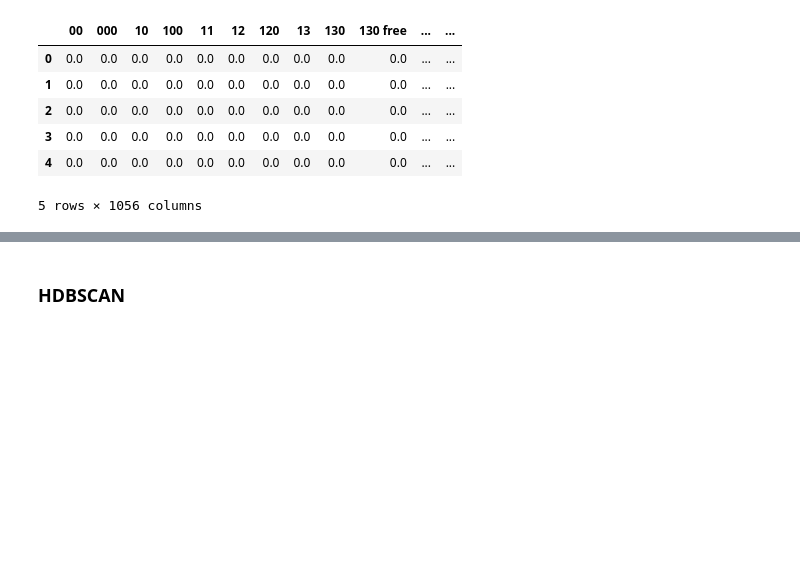
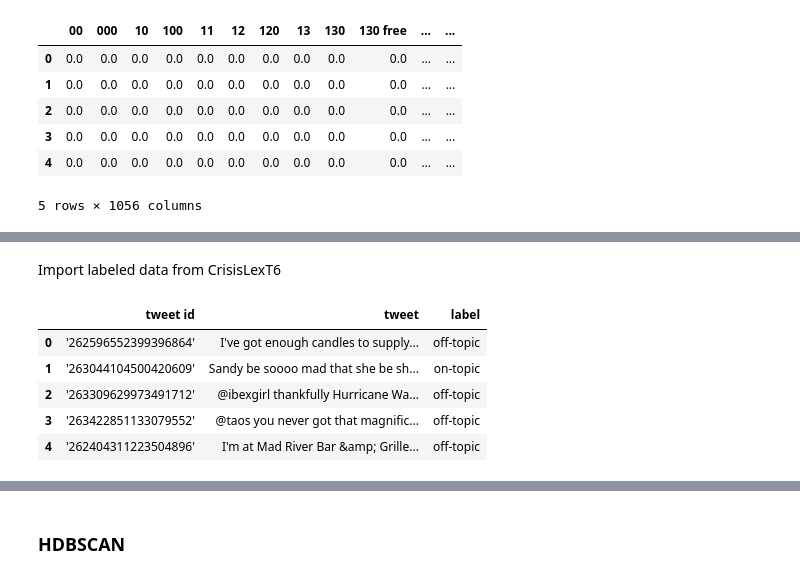
Before and after one commit to csinatra/Twitter-Disaster-Repo, a Jupyter notebook: Mike/AWS_Query.ipynb, the cells around one changed output, grey strips where cells are left out. Drawn from its saved outputs; the diff is of its cells as text; code cells hidden in the pictures; blank space fills up the shorter version.

```diff
--- a/Mike/AWS_Query.ipynb
+++ b/Mike/AWS_Query.ipynb
@@ -290,0 +300,18 @@ df_tfidf.head()
+# %% [markdown]
+Import labeled data from CrisisLexT6
+# %%
+sandy_hurricane = pd.read_csv('./CrisisLexT6/2012_Sandy_Hurricane/2012_Sandy_Hurricane-ontopic_offtopic.csv')
+alberta_floods = pd.read_csv('./CrisisLexT6/2013_Alberta_Floods/2013_Alberta_Floods-ontopic_offtopic.csv')
+boston_bombing = pd.read_csv('./CrisisLexT6/2013_Boston_Bombings/2013_Boston_Bombings-ontopic_offtopic.csv')
+oklahoma_tornado = pd.read_csv('./CrisisLexT6/2013_Oklahoma_Tornado/2013_Oklahoma_Tornado-ontopic_offtopic.csv')
+queensland_flood = pd.read_csv('./CrisisLexT6/2013_Queensland_Floods/2013_Queensland_Floods-ontopic_offtopic.csv')
+texas_explosion = pd.read_csv('./CrisisLexT6/2013_West_Texas_Explosion/2013_West_Texas_Explosion-ontopic_offtopic.csv')
+# %%
+sandy_hurricane.head()
+# %% [output]
+|  | tweet id | tweet | label |
+| 0 | '262596552399396864' | I've got enough candles to supply... | off-topic |
+| 1 | '263044104500420609' | Sandy be soooo mad that she be sh... | on-topic |
+| 2 | '263309629973491712' | @ibexgirl thankfully Hurricane Wa... | off-topic |
+| 3 | '263422851133079552' | @taos you never got that magnific... | off-topic |
+| 4 | '262404311223504896' | I'm at Mad River Bar &amp; Grille... | off-topic |
```
Also changed, not shown: parts of 58 cells of this notebook, 7 other files.
